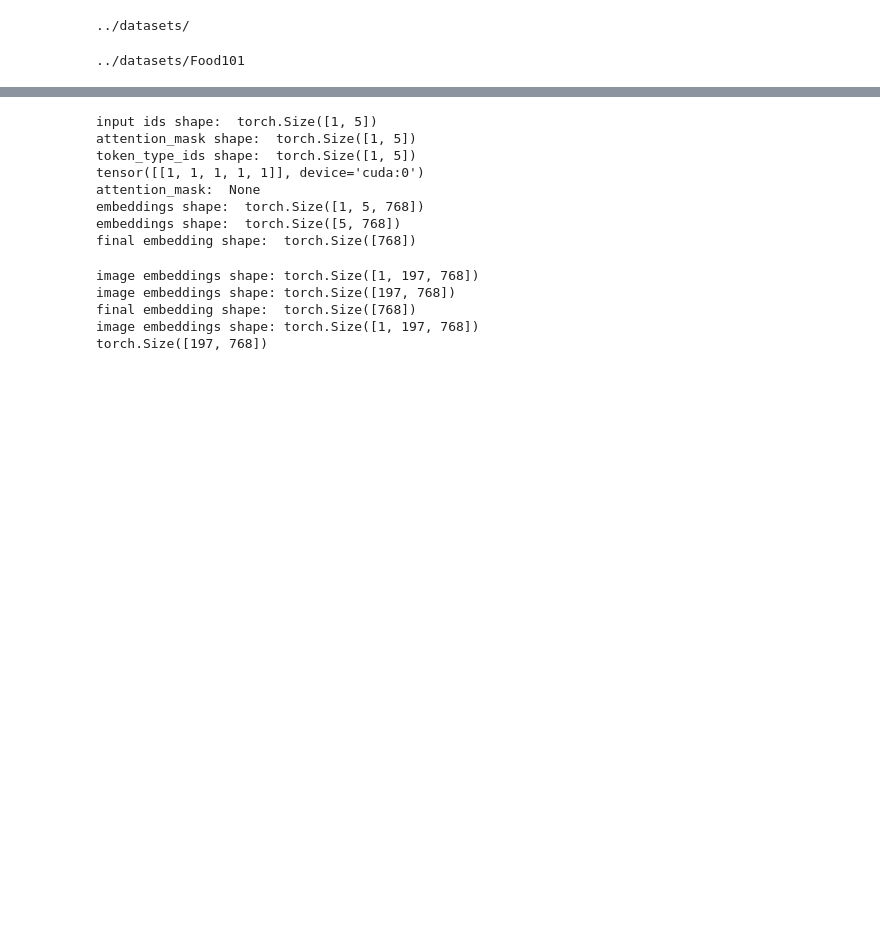
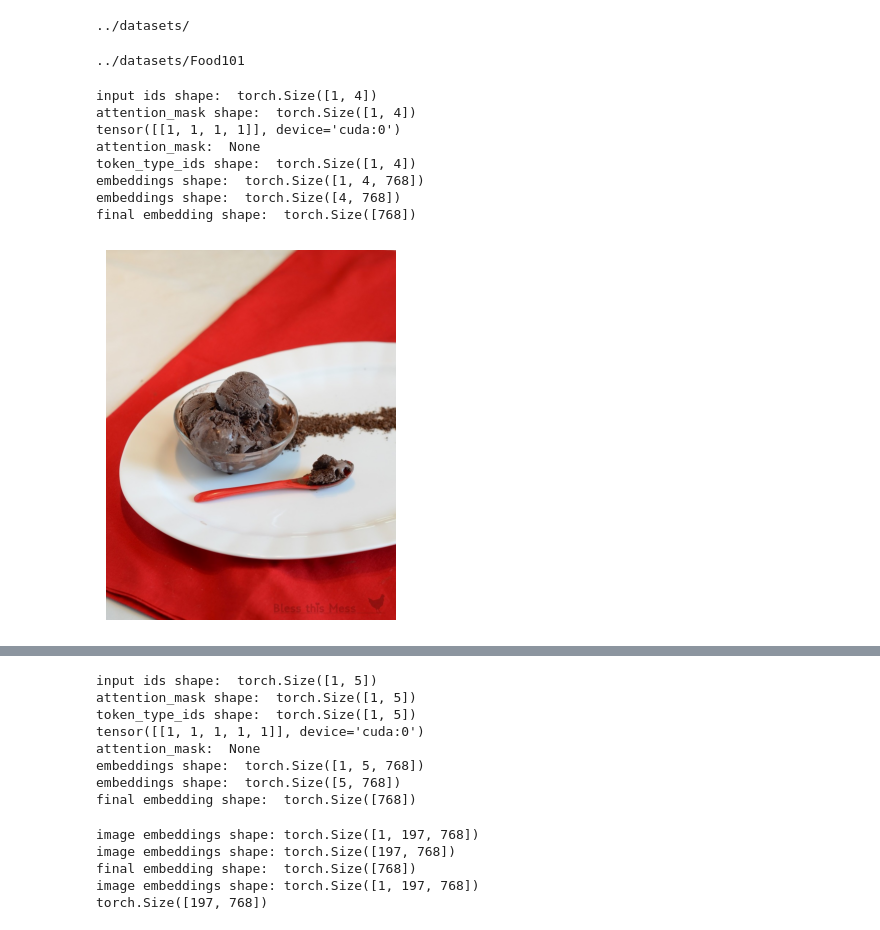
Before and after one commit to RaghavSinghal10/UniS-MMC, a Jupyter notebook: notebooks/visualization.ipynb, the cells around one changed output, grey strips where cells are left out. Cells and saved outputs as stored; diff of their text form; code cells hidden in the pictures; blank space fills up the shorter version.

```diff
--- a/notebooks/visualization.ipynb
+++ b/notebooks/visualization.ipynb
@@ -95,6 +99,39 @@ print(args.data_dir)
 # %%
 model = MMC(args)
 # %%
-model_path = '/raid/nlp/rajak/Multimodal/UniS-MMC/Path/To/results/models/Food101-best-20240505-141217.pth'
+model_path = '/raid/nlp/rajak/Multimodal/UniS-MMC/Path/To/results/models/Food101-best-20240513-002726.pth'
 model.load_state_dict(torch.load(model_path))
 model = model.to(device=args.device)
+# %%
+def get_sentence_embedding(text, model, args):
+    # Assuming the model's text_encoder has already been initialized
+    tokenizer = model.text_encoder.get_tokenizer()
+    encoded_input = tokenizer(text, return_tensors="pt")
+    input_ids = encoded_input['input_ids'].to(device=args.device)
+    print("input ids shape: ", input_ids.shape)
+    attention_mask = encoded_input['attention_mask'].to(device=args.device)
+    print("attention_mask shape: ", attention_mask.shape)
+    print("attention_mask: ", print(attention_mask))
+
+    with torch.no_grad():
+        if 'roberta' in model.text_encoder.text_encoder:
+            embeddings = model.text_encoder.forward((input_ids, None, attention_mask))
+        else:
+            token_type_ids = encoded_input.get('token_type_ids').to(device=args.device)
+            print("token_type_ids shape: ", token_type_ids.shape)
+            embeddings = model.text_encoder.forward((input_ids, token_type_ids, attention_mask))
+
+    print("embeddings shape: ", embeddings.shape)
+    embeddings = embeddings.squeeze(dim = 0)
+    print("embeddings shape: ", embeddings.shape)
+
+    # # TAKING MEAN to take final embeddings
+    #final_embedding= torch.mean(embeddings, dim=0)
+    # print("final embedding shape: ", final_embedding.shape)
+
+    #Taking embedding of CLS token to get the final embedding
+    final_embedding = embeddings[0, :]
+    final_embedding = final_embedding / final_embedding.norm()
+    print("final embedding shape: ", final_embedding.shape)
+
+    return final_embedding
@@ -100,0 +217,20 @@ model = model.to(device=args.device)
+# %%
+text_emb = get_sentence_embedding("ice cream", model, args)
+
+name = 'ice_cream'
+number = 44
+image_path = f'/raid/nlp/rajak/Multimodal/UniS-MMC/datasets/Food101/images/train/{name}/{name}_{str(number)}.jpg'
+image = Image.open(image_path).convert('RGB')
+plt.imshow(image)
+plt.axis('off')  # Hide axes
+plt.show()
+# %% [output]
+input ids shape:  torch.Size([1, 4])
+attention_mask shape:  torch.Size([1, 4])
+tensor([[1, 1, 1, 1]], device='cuda:0')
+attention_mask:  None
+token_type_ids shape:  torch.Size([1, 4])
+embeddings shape:  torch.Size([1, 4, 768])
+embeddings shape:  torch.Size([4, 768])
+final embedding shape:  torch.Size([768])
+[figure, added]
```
Also changed, not shown: parts of 9 cells of this notebook, 4 other files.
